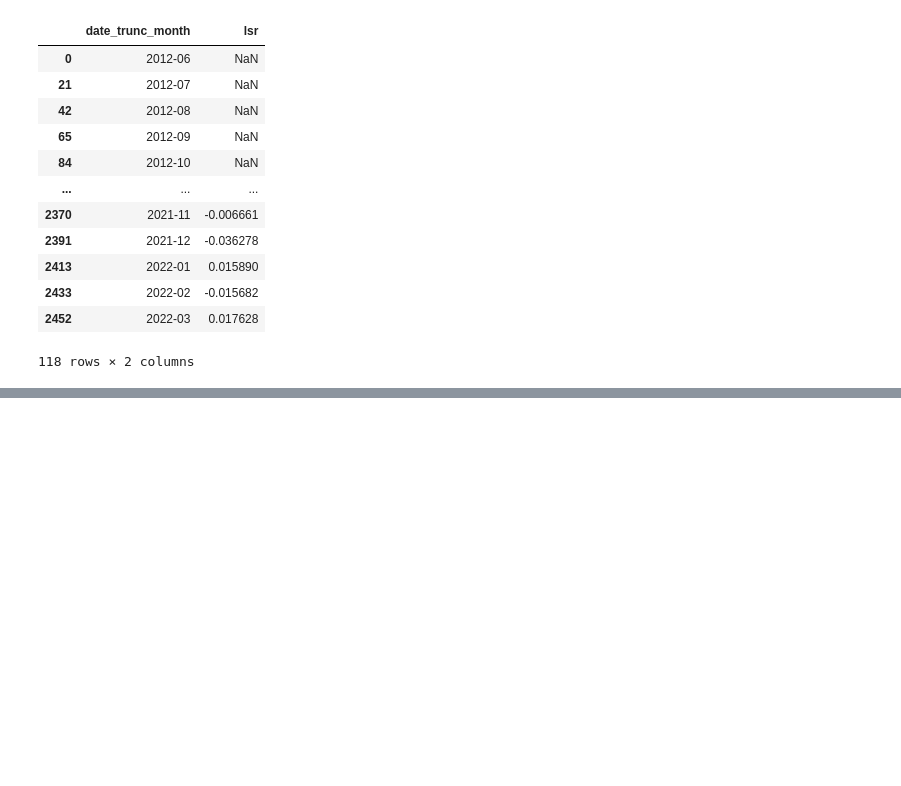
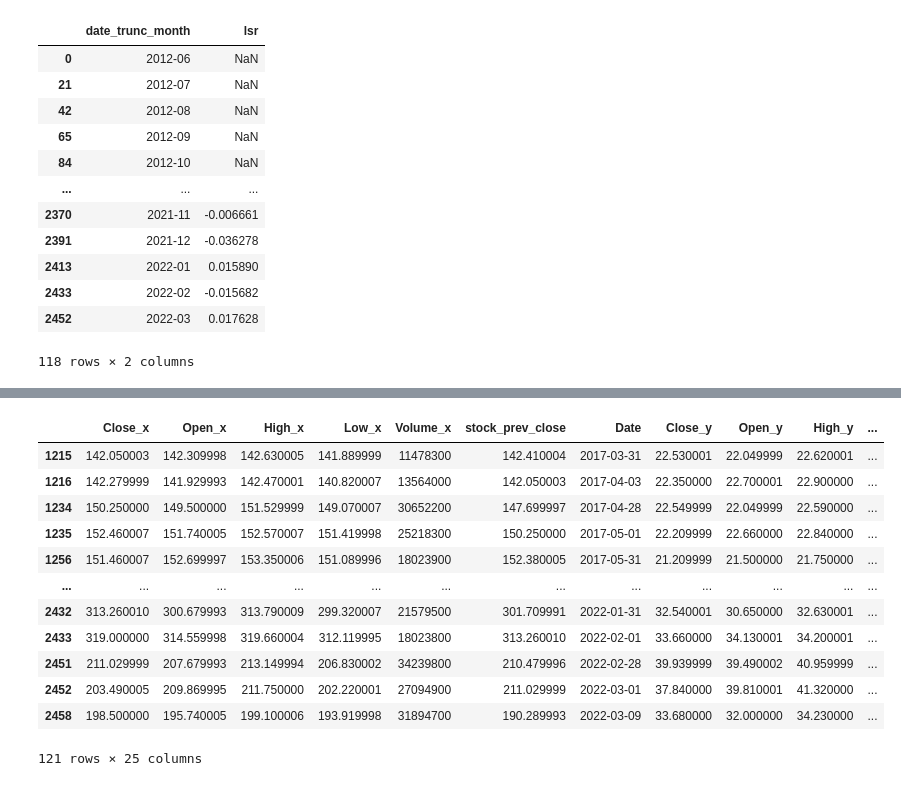
Before and after one commit to snowr/statarb_rw, a Jupyter notebook: pairs_trading.ipynb, the cells around one changed output, grey strips where cells are left out. Saved outputs shown, nothing was run; the diff lists cells and outputs as text; code cells hidden in the pictures; blank space fills up the shorter version.

```diff
--- a/pairs_trading.ipynb
+++ b/pairs_trading.ipynb
@@ -172,6 +191,22 @@ monthly_agg = merged[(merged['is_start_of_month'] == True)].copy()
 # %%
 monthly_agg.reset_index(drop=True)
 monthly_agg = monthly_agg.dropna()
+# %%
+monthly_agg
+# %% [output]
+|  | Close_x | Open_x | High_x | Low_x | Volume_x | stock_prev_close | Date | Close_y | Open_y | High_y | ... |
+| 1215 | 142.050003 | 142.309998 | 142.630005 | 141.889999 | 11478300 | 142.410004 | 2017-03-31 | 22.530001 | 22.049999 | 22.620001 | ... |
+| 1216 | 142.279999 | 141.929993 | 142.470001 | 140.820007 | 13564000 | 142.050003 | 2017-04-03 | 22.350000 | 22.700001 | 22.900000 | ... |
+| 1234 | 150.250000 | 149.500000 | 151.529999 | 149.070007 | 30652200 | 147.699997 | 2017-04-28 | 22.549999 | 22.049999 | 22.590000 | ... |
+| 1235 | 152.460007 | 151.740005 | 152.570007 | 151.419998 | 25218300 | 150.250000 | 2017-05-01 | 22.209999 | 22.660000 | 22.840000 | ... |
+| 1256 | 151.460007 | 152.699997 | 153.350006 | 151.089996 | 18023900 | 152.380005 | 2017-05-31 | 21.209999 | 21.500000 | 21.750000 | ... |
+| ... | ... | ... | ... | ... | ... | ... | ... | ... | ... | ... | ... |
+| 2432 | 313.260010 | 300.679993 | 313.790009 | 299.320007 | 21579500 | 301.709991 | 2022-01-31 | 32.540001 | 30.650000 | 32.630001 | ... |
+| 2433 | 319.000000 | 314.559998 | 319.660004 | 312.119995 | 18023800 | 313.260010 | 2022-02-01 | 33.660000 | 34.130001 | 34.200001 | ... |
+| 2451 | 211.029999 | 207.679993 | 213.149994 | 206.830002 | 34239800 | 210.479996 | 2022-02-28 | 39.939999 | 39.490002 | 40.959999 | ... |
+| 2452 | 203.490005 | 209.869995 | 211.750000 | 202.220001 | 27094900 | 211.029999 | 2022-03-01 | 37.840000 | 39.810001 | 41.320000 | ... |
+| 2458 | 198.500000 | 195.740005 | 199.100006 | 193.919998 | 31894700 | 190.289993 | 2022-03-09 | 33.680000 | 32.000000 | 34.230000 | ... |
+121 rows × 25 columns
 # %%
 figsize=(30,10)
 ax = monthly_agg.plot(y="lsr", x="date_trunc_month", legend=False,figsize=figsize)
```
Also changed, not shown: parts of 7 cells of this notebook.
